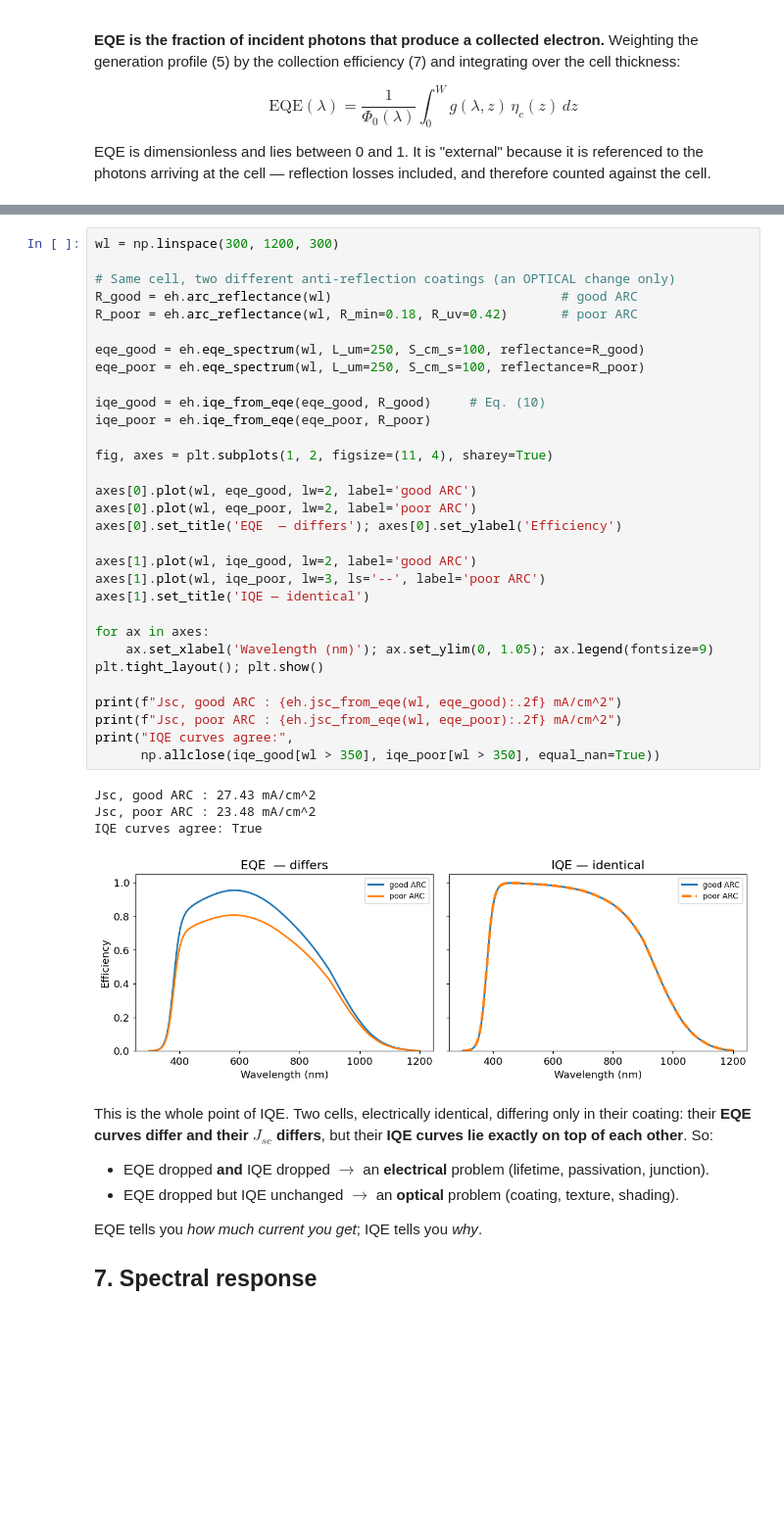
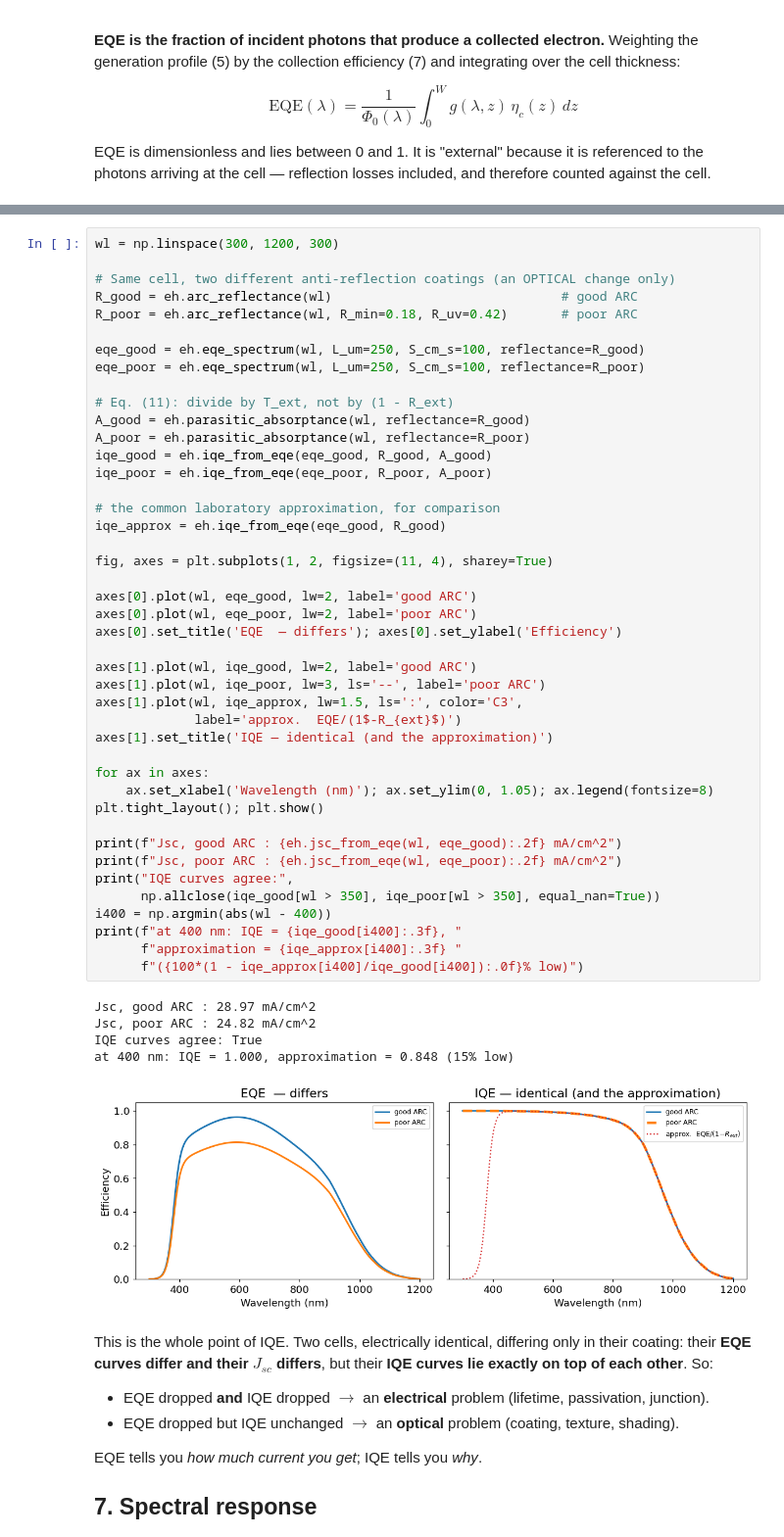
Before and after one commit to Oxford-eMat-Lab/semiconductor-characterisation, a Jupyter notebook: EQE/eqe_analysis.ipynb, the cells around one changed output, grey strips where cells are left out. Shown at 98% size. Cells and saved outputs as stored; diff of their text form; blank space fills up the shorter version.

```diff
--- a/EQE/eqe_analysis.ipynb
+++ b/EQE/eqe_analysis.ipynb
@@ -350,39 +381,52 @@ would give $\text{IQE} \to 1$ wherever the light is fully absorbed.
 # %%
 wl = np.linspace(300, 1200, 300)
 
 # Same cell, two different anti-reflection coatings (an OPTICAL change only)
 R_good = eh.arc_reflectance(wl)                              # good ARC
 R_poor = eh.arc_reflectance(wl, R_min=0.18, R_uv=0.42)       # poor ARC
 
 eqe_good = eh.eqe_spectrum(wl, L_um=250, S_cm_s=100, reflectance=R_good)
 eqe_poor = eh.eqe_spectrum(wl, L_um=250, S_cm_s=100, reflectance=R_poor)
 
-iqe_good = eh.iqe_from_eqe(eqe_good, R_good)     # Eq. (10)
-iqe_poor = eh.iqe_from_eqe(eqe_poor, R_poor)
+# Eq. (11): divide by T_ext, not by (1 - R_ext)
+A_good = eh.parasitic_absorptance(wl, reflectance=R_good)
+A_poor = eh.parasitic_absorptance(wl, reflectance=R_poor)
+iqe_good = eh.iqe_from_eqe(eqe_good, R_good, A_good)
+iqe_poor = eh.iqe_from_eqe(eqe_poor, R_poor, A_poor)
+
+# the common laboratory approximation, for comparison
+iqe_approx = eh.iqe_from_eqe(eqe_good, R_good)
 
 fig, axes = plt.subplots(1, 2, figsize=(11, 4), sharey=True)
 
 axes[0].plot(wl, eqe_good, lw=2, label='good ARC')
 axes[0].plot(wl, eqe_poor, lw=2, label='poor ARC')
 axes[0].set_title('EQE  — differs'); axes[0].set_ylabel('Efficiency')
 
 axes[1].plot(wl, iqe_good, lw=2, label='good ARC')
 axes[1].plot(wl, iqe_poor, lw=3, ls='--', label='poor ARC')
-axes[1].set_title('IQE — identical')
+axes[1].plot(wl, iqe_approx, lw=1.5, ls=':', color='C3',
+             label='approx.  EQE/(1$-R_{ext}$)')
+axes[1].set_title('IQE — identical (and the approximation)')
 
 for ax in axes:
-    ax.set_xlabel('Wavelength (nm)'); ax.set_ylim(0, 1.05); ax.legend(fontsize=9)
+    ax.set_xlabel('Wavelength (nm)'); ax.set_ylim(0, 1.05); ax.legend(fontsize=8)
 plt.tight_layout(); plt.show()
 
 print(f"Jsc, good ARC : {eh.jsc_from_eqe(wl, eqe_good):.2f} mA/cm^2")
 print(f"Jsc, poor ARC : {eh.jsc_from_eqe(wl, eqe_poor):.2f} mA/cm^2")
 print("IQE curves agree:",
       np.allclose(iqe_good[wl > 350], iqe_poor[wl > 350], equal_nan=True))
+i400 = np.argmin(abs(wl - 400))
+print(f"at 400 nm: IQE = {iqe_good[i400]:.3f}, "
+      f"approximation = {iqe_approx[i400]:.3f} "
+      f"({100*(1 - iqe_approx[i400]/iqe_good[i400]):.0f}% low)")
 # %% [output]
-Jsc, good ARC : 27.43 mA/cm^2
-Jsc, poor ARC : 23.48 mA/cm^2
+Jsc, good ARC : 28.97 mA/cm^2
+Jsc, poor ARC : 24.82 mA/cm^2
 IQE curves agree: True
+at 400 nm: IQE = 1.000, approximation = 0.848 (15% low)
-[figure, old version]
+[figure, new version]
 # %% [markdown]
 This is the whole point of IQE. Two cells, electrically identical,
 differing only in their coating: their **EQE curves differ and their
```
Also changed, not shown: parts of 11 cells of this notebook, 14 other files.
